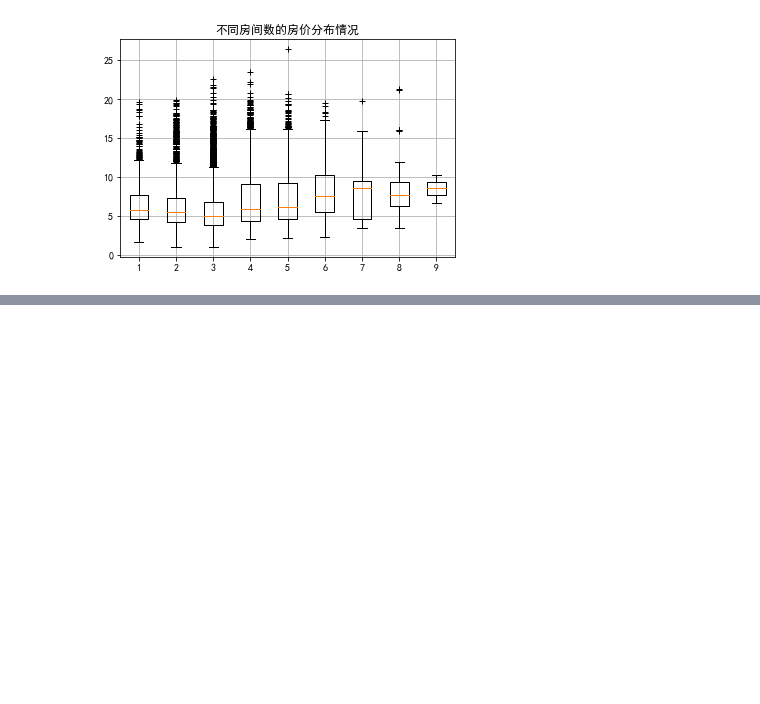
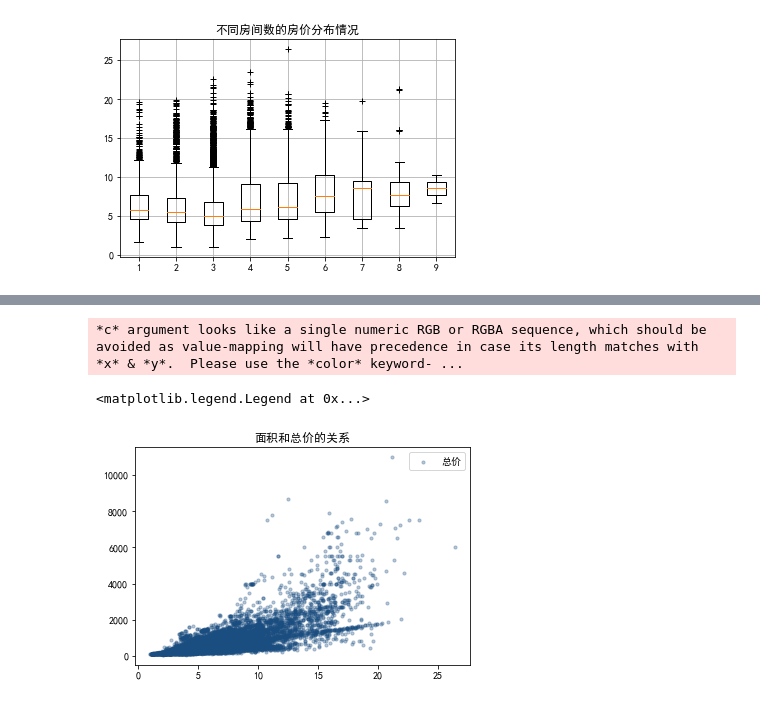
Before and after one commit to kusutori/pythonTest, a Jupyter notebook: 2homework1/1.ipynb, the cells around one changed output, grey strips where cells are left out. Drawn from its saved outputs; the diff is of its cells as text; code cells hidden in the pictures; blank space fills up the shorter version.

```diff
--- a/2homework1/1.ipynb
+++ b/2homework1/1.ipynb
@@ -280,0 +297,11 @@ ValueError: shape mismatch: objects cannot be broadcast to a single shape
+# %%
+# 面积和总房价的关系
+data['总价'] = data['面积']*data['平米单价']
+# %%
+plt.scatter(data['平米单价'],data['总价'],s=10,c=(0.1,0.3,0.5),alpha=0.3,label='总价')
+plt.title('面积和总价的关系')
+plt.legend()
+# %% [output]
+*c* argument looks like a single numeric RGB or RGBA sequence, which should be avoided as value-mapping will have precedence in case its length matches with *x* & *y*.  Please use the *color* keyword- ...
+<matplotlib.legend.Legend at 0x...>
+[figure, added]
```
Also changed, not shown: parts of 4 cells of this notebook.
